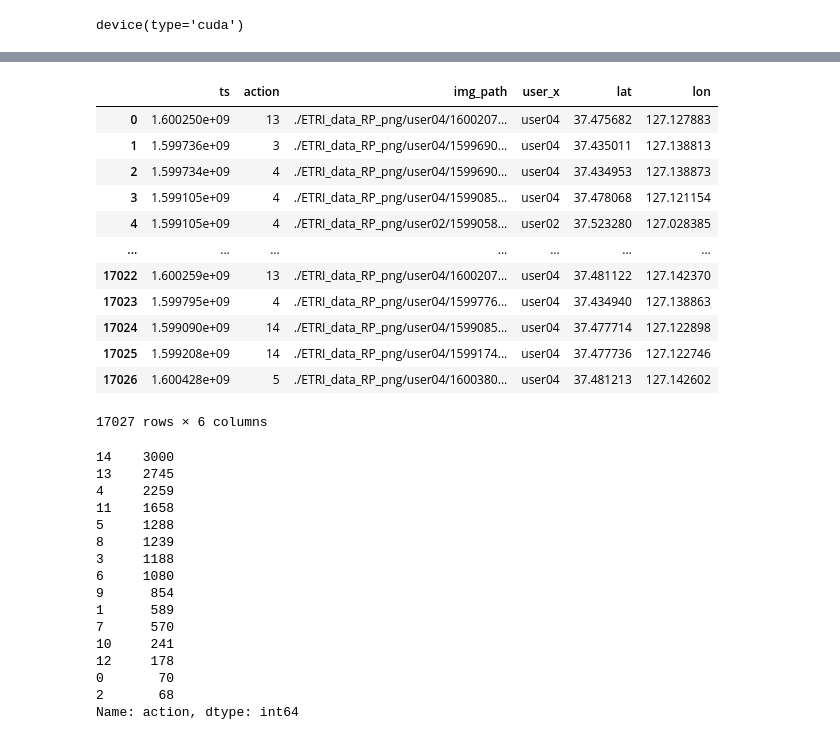
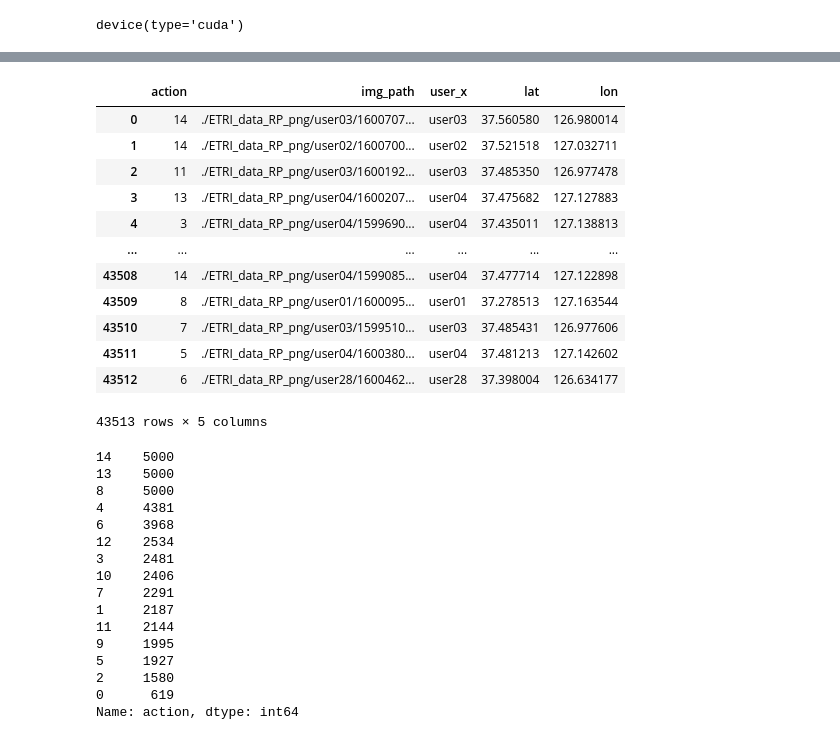
Before and after one commit to ianpark318/ETRI2023, a Jupyter notebook: train_resnet_RPmGps.ipynb, the cells around one changed output, grey strips where cells are left out. Cells and saved outputs as stored; diff of their text form; code cells hidden in the pictures.

```diff
--- a/train_resnet_RPmGps.ipynb
+++ b/train_resnet_RPmGps.ipynb
@@ -180,6 +53,6 @@ seed_everything(CFG['SEED'])
 # %%
-train_df = pd.read_csv('./tmp_train.csv', index_col = 0)
-test_df = pd.read_csv('./tmp_test.csv', index_col = 0)
+train_df = pd.read_csv('./train_data.csv', index_col = 0)
+test_df = pd.read_csv('./test_data.csv', index_col = 0)
 # %%
 train_df['action'].value_counts()
 # %% [output]
@@ -258,50 +152,50 @@ test_df['action'] = le.transform(test_df['action'])
 # %%
 img_path_list = []
 for i in range(15):
     path_list = list(train_df[train_df['action']==i]['img_path'])
-    if len(path_list) >= 3000:
-        tmp = random.sample(path_list, 3000)
+    if len(path_list) >= 5000:
+        tmp = random.sample(path_list, 5000)
         for i in tmp:
             img_path_list.append(i)
     else:
         for i in path_list:
             img_path_list.append(i)
 df = pd.DataFrame(img_path_list)
 df.columns = ['img_path']
 df
 
 path_label_df = pd.merge(train_df, df, on='img_path', how='inner')
 path_label_df
 # %% [output]
-|  | ts | action | img_path | user_x | lat | lon |
-| 0 | 1.600250e+09 | 13 | ./ETRI_data_RP_png/user04/1600207... | user04 | 37.475682 | 127.127883 |
-| 1 | 1.599736e+09 | 3 | ./ETRI_data_RP_png/user04/1599690... | user04 | 37.435011 | 127.138813 |
-| 2 | 1.599734e+09 | 4 | ./ETRI_data_RP_png/user04/1599690... | user04 | 37.434953 | 127.138873 |
-| 3 | 1.599105e+09 | 4 | ./ETRI_data_RP_png/user04/1599085... | user04 | 37.478068 | 127.121154 |
-| 4 | 1.599105e+09 | 4 | ./ETRI_data_RP_png/user02/1599058... | user02 | 37.523280 | 127.028385 |
-| ... | ... | ... | ... | ... | ... | ... |
-| 17022 | 1.600259e+09 | 13 | ./ETRI_data_RP_png/user04/1600207... | user04 | 37.481122 | 127.142370 |
-| 17023 | 1.599795e+09 | 4 | ./ETRI_data_RP_png/user04/1599776... | user04 | 37.434940 | 127.138863 |
-| 17024 | 1.599090e+09 | 14 | ./ETRI_data_RP_png/user04/1599085... | user04 | 37.477714 | 127.122898 |
-| 17025 | 1.599208e+09 | 14 | ./ETRI_data_RP_png/user04/1599174... | user04 | 37.477736 | 127.122746 |
-| 17026 | 1.600428e+09 | 5 | ./ETRI_data_RP_png/user04/1600380... | user04 | 37.481213 | 127.142602 |
+|  | action | img_path | user_x | lat | lon |
+| 0 | 14 | ./ETRI_data_RP_png/user03/1600707... | user03 | 37.560580 | 126.980014 |
+| 1 | 14 | ./ETRI_data_RP_png/user02/1600700... | user02 | 37.521518 | 127.032711 |
+| 2 | 11 | ./ETRI_data_RP_png/user03/1600192... | user03 | 37.485350 | 126.977478 |
+| 3 | 13 | ./ETRI_data_RP_png/user04/1600207... | user04 | 37.475682 | 127.127883 |
+| 4 | 3 | ./ETRI_data_RP_png/user04/1599690... | user04 | 37.435011 | 127.138813 |
+| ... | ... | ... | ... | ... | ... |
+| 43508 | 14 | ./ETRI_data_RP_png/user04/1599085... | user04 | 37.477714 | 127.122898 |
+| 43509 | 8 | ./ETRI_data_RP_png/user01/1600095... | user01 | 37.278513 | 127.163544 |
+| 43510 | 7 | ./ETRI_data_RP_png/user03/1599510... | user03 | 37.485431 | 126.977606 |
+| 43511 | 5 | ./ETRI_data_RP_png/user04/1600380... | user04 | 37.481213 | 127.142602 |
+| 43512 | 6 | ./ETRI_data_RP_png/user28/1600462... | user28 | 37.398004 | 126.634177 |
-17027 rows × 6 columns
+43513 rows × 5 columns
 # %%
 path_label_df['action'].value_counts()
 # %% [output]
-14    3000
-13    2745
-4     2259
-11    1658
-5     1288
-8     1239
-3     1188
-6     1080
-9      854
-1      589
-7      570
-10     241
-12     178
-0       70
-2       68
+14    5000
+13    5000
+8     5000
+4     4381
+6     3968
+12    2534
+3     2481
+10    2406
+7     2291
+1     2187
+11    2144
+9     1995
+5     1927
+2     1580
+0      619
 Name: action, dtype: int64
```
Also changed, not shown: parts of 44 cells of this notebook.
